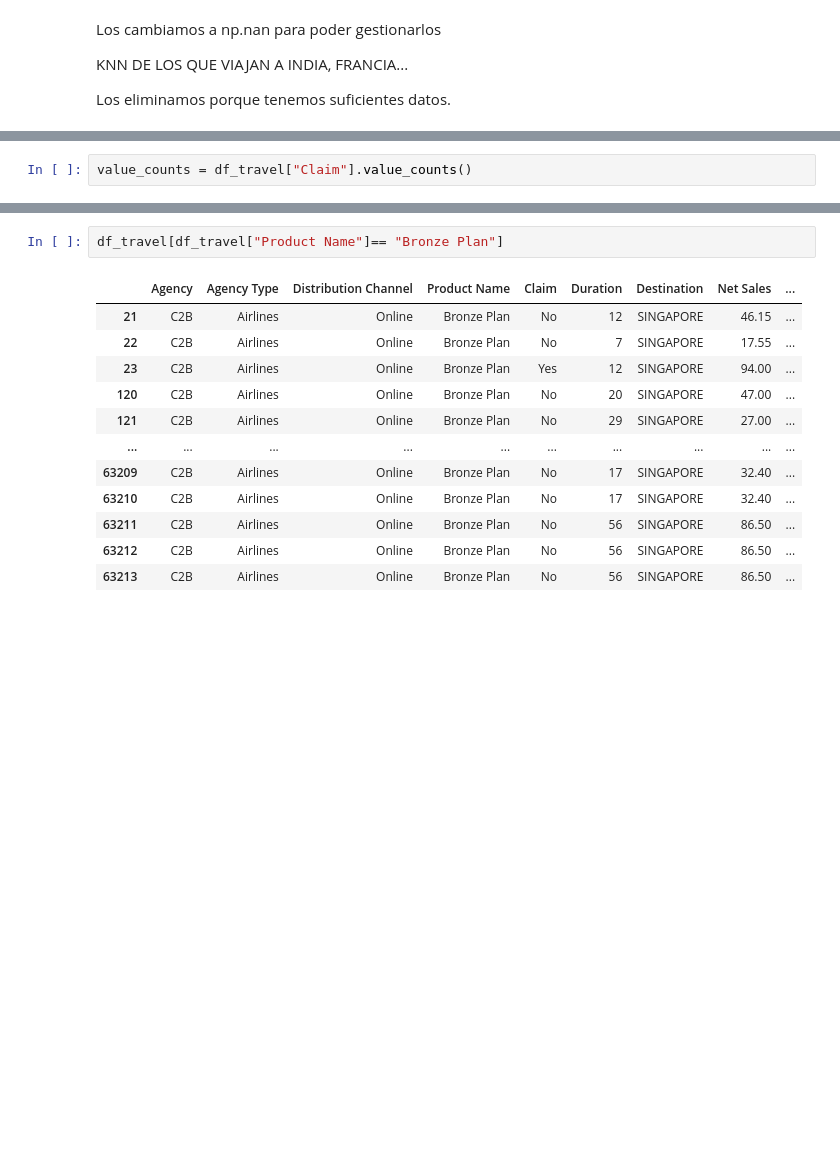
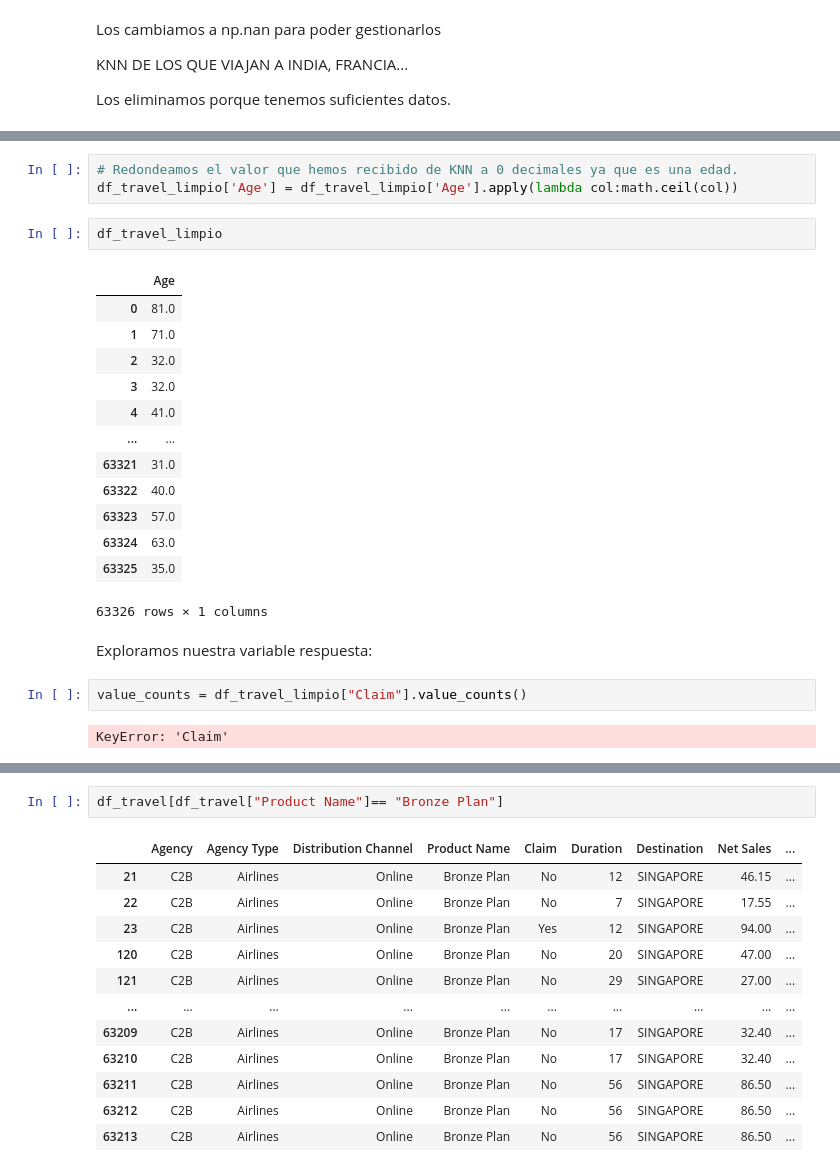
Before and after one commit to NataliaBarquin/Adalab_Pair_programming_5_machine_learning, a Jupyter notebook: Pair_RLO1_EDA.ipynb, the cells around one changed output, grey strips where cells are left out. Drawn from its saved outputs; the diff is of its cells as text; blank space fills up the shorter version.

```diff
--- a/Pair_RLO1_EDA.ipynb
+++ b/Pair_RLO1_EDA.ipynb
@@ -143,3 +194,26 @@ dtype: object
+# %%
+# Redondeamos el valor que hemos recibido de KNN a 0 decimales ya que es una edad.
+df_travel_limpio['Age'] = df_travel_limpio['Age'].apply(lambda col:math.ceil(col))
+# %%
+df_travel_limpio
+# %% [output]
+|  | Age |
+| 0 | 81.0 |
+| 1 | 71.0 |
+| 2 | 32.0 |
+| 3 | 32.0 |
+| 4 | 41.0 |
+| ... | ... |
+| 63321 | 31.0 |
+| 63322 | 40.0 |
+| 63323 | 57.0 |
+| 63324 | 63.0 |
+| 63325 | 35.0 |
+63326 rows × 1 columns
+# %% [markdown]
+Exploramos nuestra variable respuesta:
 # %%
-value_counts = df_travel["Claim"].value_counts()
+value_counts = df_travel_limpio["Claim"].value_counts()
+# %% [output]
+KeyError: 'Claim'
 # %%
```
Also changed, not shown: parts of 18 cells of this notebook.
